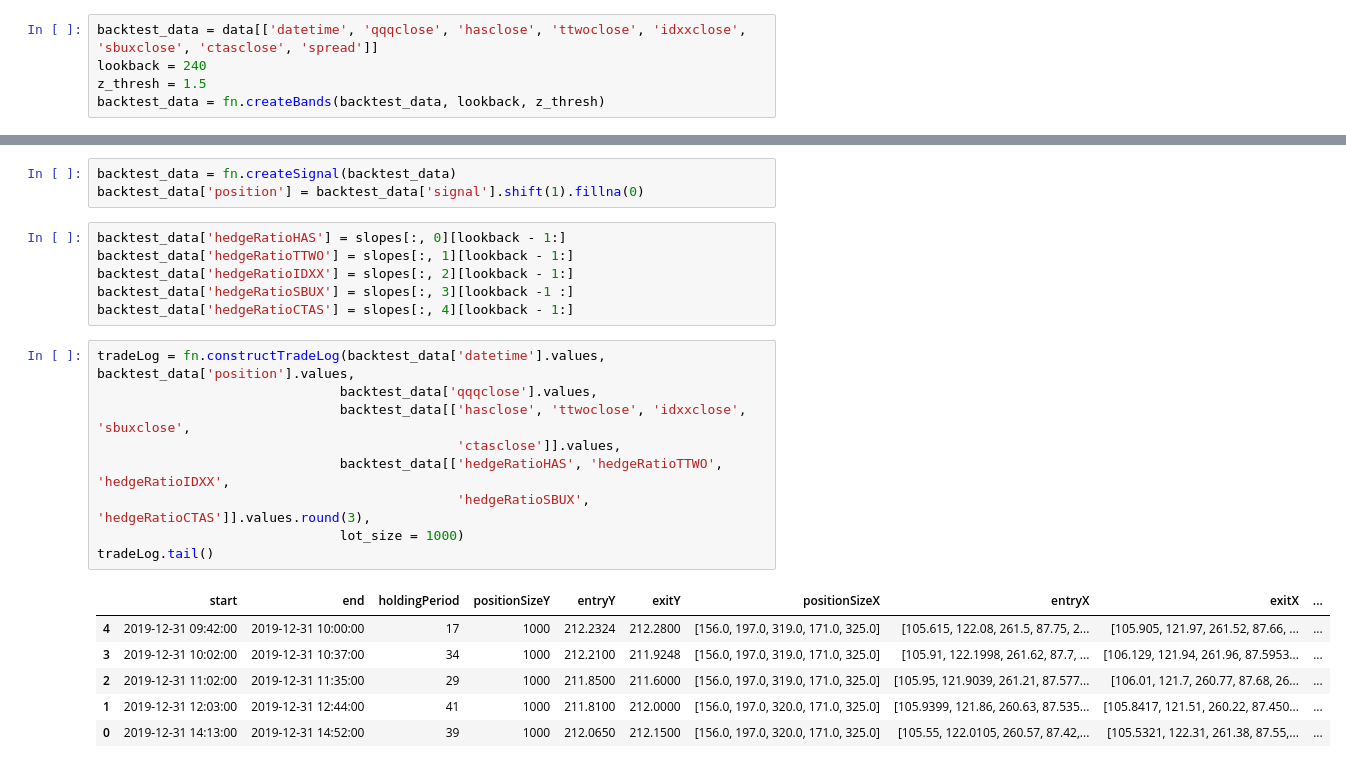
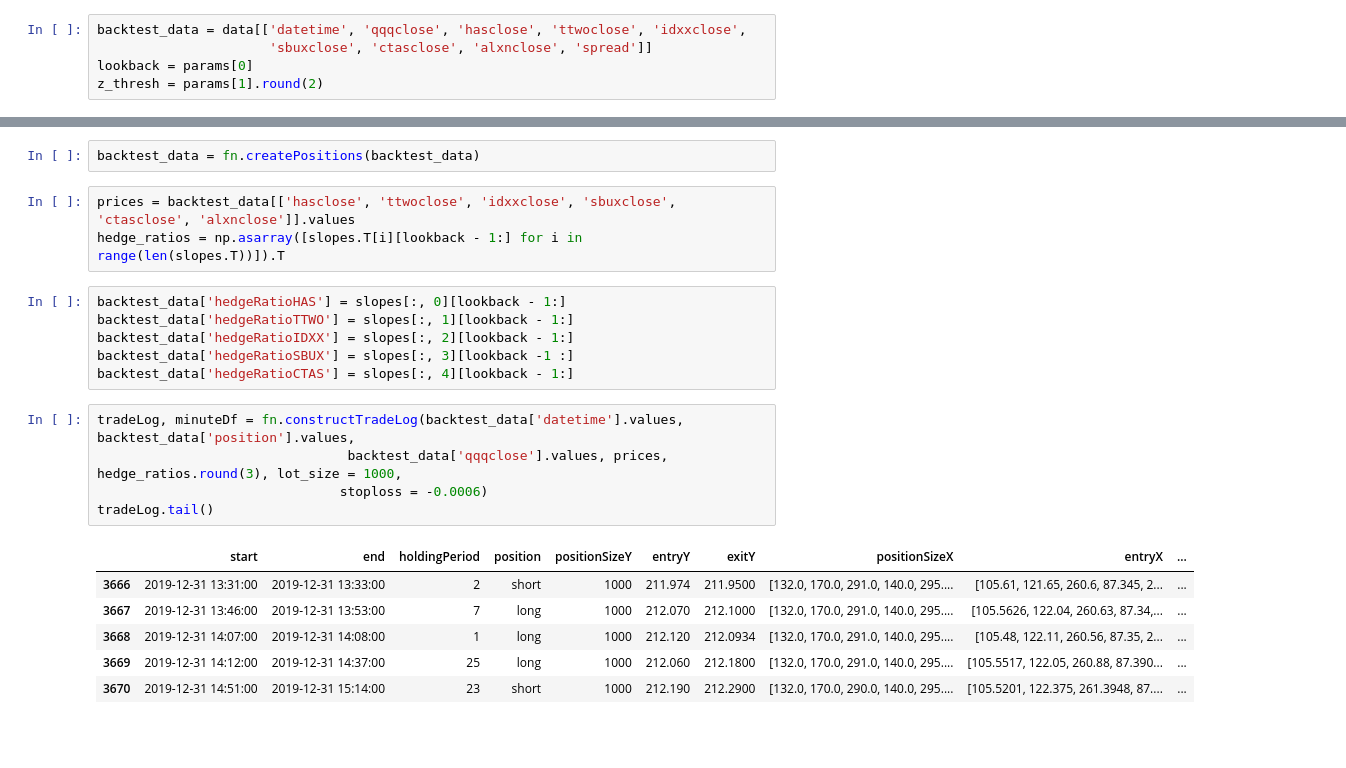
Before and after one commit to Capital-Investments-at-Berkeley/f20_stat_arb, a Jupyter notebook: JohansenBasket2019.ipynb, the cells around one changed output, grey strips where cells are left out. Saved outputs shown, nothing was run; the diff lists cells and outputs as text; blank space fills up the shorter version.

```diff
--- a/JohansenBasket2019.ipynb
+++ b/JohansenBasket2019.ipynb
@@ -139,7 +240,7 @@ data['logspread'] = spread_ts
 data['spread'] = np.exp(spread_ts)
 data = data.rename(columns={'index': 'datetime'})
 # %%
-backtest_data = data[['datetime', 'qqqclose', 'hasclose', 'ttwoclose', 'idxxclose', 'sbuxclose', 'ctasclose', 'spread']]
-lookback = 240
-z_thresh = 1.5
-backtest_data = fn.createBands(backtest_data, lookback, z_thresh)
+backtest_data = data[['datetime', 'qqqclose', 'hasclose', 'ttwoclose', 'idxxclose',
+                      'sbuxclose', 'ctasclose', 'alxnclose', 'spread']]
+lookback = params[0]
+z_thresh = params[1].round(2)
@@ -158,6 +261,8 @@ Text(0.5, 0, 'Date')
-# %%
-backtest_data = fn.createSignal(backtest_data)
-backtest_data['position'] = backtest_data['signal'].shift(1).fillna(0)
+# %%
+backtest_data = fn.createPositions(backtest_data)
+# %%
+prices = backtest_data[['hasclose', 'ttwoclose', 'idxxclose', 'sbuxclose', 'ctasclose', 'alxnclose']].values
+hedge_ratios = np.asarray([slopes.T[i][lookback - 1:] for i in range(len(slopes.T))]).T
 # %%
 backtest_data['hedgeRatioHAS'] = slopes[:, 0][lookback - 1:]
 backtest_data['hedgeRatioTTWO'] = slopes[:, 1][lookback - 1:]
@@ -165,18 +270,14 @@ backtest_data['hedgeRatioIDXX'] = slopes[:, 2][lookback - 1:]
 backtest_data['hedgeRatioSBUX'] = slopes[:, 3][lookback -1 :]
 backtest_data['hedgeRatioCTAS'] = slopes[:, 4][lookback - 1:]
 # %%
-tradeLog = fn.constructTradeLog(backtest_data['datetime'].values, backtest_data['position'].values,
-                               backtest_data['qqqclose'].values,
-                               backtest_data[['hasclose', 'ttwoclose', 'idxxclose', 'sbuxclose',
-                                              'ctasclose']].values,
-                               backtest_data[['hedgeRatioHAS', 'hedgeRatioTTWO', 'hedgeRatioIDXX',
-                                              'hedgeRatioSBUX', 'hedgeRatioCTAS']].values.round(3),
-                               lot_size = 1000)
+tradeLog, minuteDf = fn.constructTradeLog(backtest_data['datetime'].values, backtest_data['position'].values,
+                                backtest_data['qqqclose'].values, prices, hedge_ratios.round(3), lot_size = 1000,
+                               stoploss = -0.0006)
 tradeLog.tail()
 # %% [output]
-|  | start | end | holdingPeriod | positionSizeY | entryY | exitY | positionSizeX | entryX | exitX | ... |
-| 4 | 2019-12-31 09:42:00 | 2019-12-31 10:00:00 | 17 | 1000 | 212.2324 | 212.2800 | [156.0, 197.0, 319.0, 171.0, 325.0] | [105.615, 122.08, 261.5, 87.75, 2... | [105.905, 121.97, 261.52, 87.66, ... | ... |
-| 3 | 2019-12-31 10:02:00 | 2019-12-31 10:37:00 | 34 | 1000 | 212.2100 | 211.9248 | [156.0, 197.0, 319.0, 171.0, 325.0] | [105.91, 122.1998, 261.62, 87.7, ... | [106.129, 121.94, 261.96, 87.5953... | ... |
-| 2 | 2019-12-31 11:02:00 | 2019-12-31 11:35:00 | 29 | 1000 | 211.8500 | 211.6000 | [156.0, 197.0, 319.0, 171.0, 325.0] | [105.95, 121.9039, 261.21, 87.577... | [106.01, 121.7, 260.77, 87.68, 26... | ... |
-| 1 | 2019-12-31 12:03:00 | 2019-12-31 12:44:00 | 41 | 1000 | 211.8100 | 212.0000 | [156.0, 197.0, 320.0, 171.0, 325.0] | [105.9399, 121.86, 260.63, 87.535... | [105.8417, 121.51, 260.22, 87.450... | ... |
-| 0 | 2019-12-31 14:13:00 | 2019-12-31 14:52:00 | 39 | 1000 | 212.0650 | 212.1500 | [156.0, 197.0, 320.0, 171.0, 325.0] | [105.55, 122.0105, 260.57, 87.42,... | [105.5321, 122.31, 261.38, 87.55,... | ... |
+|  | start | end | holdingPeriod | position | positionSizeY | entryY | exitY | positionSizeX | entryX | ... |
+| 3666 | 2019-12-31 13:31:00 | 2019-12-31 13:33:00 | 2 | short | 1000 | 211.974 | 211.9500 | [132.0, 170.0, 291.0, 140.0, 295.... | [105.61, 121.65, 260.6, 87.345, 2... | ... |
+| 3667 | 2019-12-31 13:46:00 | 2019-12-31 13:53:00 | 7 | long | 1000 | 212.070 | 212.1000 | [132.0, 170.0, 291.0, 140.0, 295.... | [105.5626, 122.04, 260.63, 87.34,... | ... |
+| 3668 | 2019-12-31 14:07:00 | 2019-12-31 14:08:00 | 1 | long | 1000 | 212.120 | 212.0934 | [132.0, 170.0, 291.0, 140.0, 295.... | [105.48, 122.11, 260.56, 87.35, 2... | ... |
+| 3669 | 2019-12-31 14:12:00 | 2019-12-31 14:37:00 | 25 | long | 1000 | 212.060 | 212.1800 | [132.0, 170.0, 291.0, 140.0, 295.... | [105.5517, 122.05, 260.88, 87.390... | ... |
+| 3670 | 2019-12-31 14:51:00 | 2019-12-31 15:14:00 | 23 | short | 1000 | 212.190 | 212.2900 | [132.0, 170.0, 290.0, 140.0, 295.... | [105.5201, 122.375, 261.3948, 87.... | ... |
```
Also changed, not shown: parts of 29 cells of this notebook, 4 other files.
